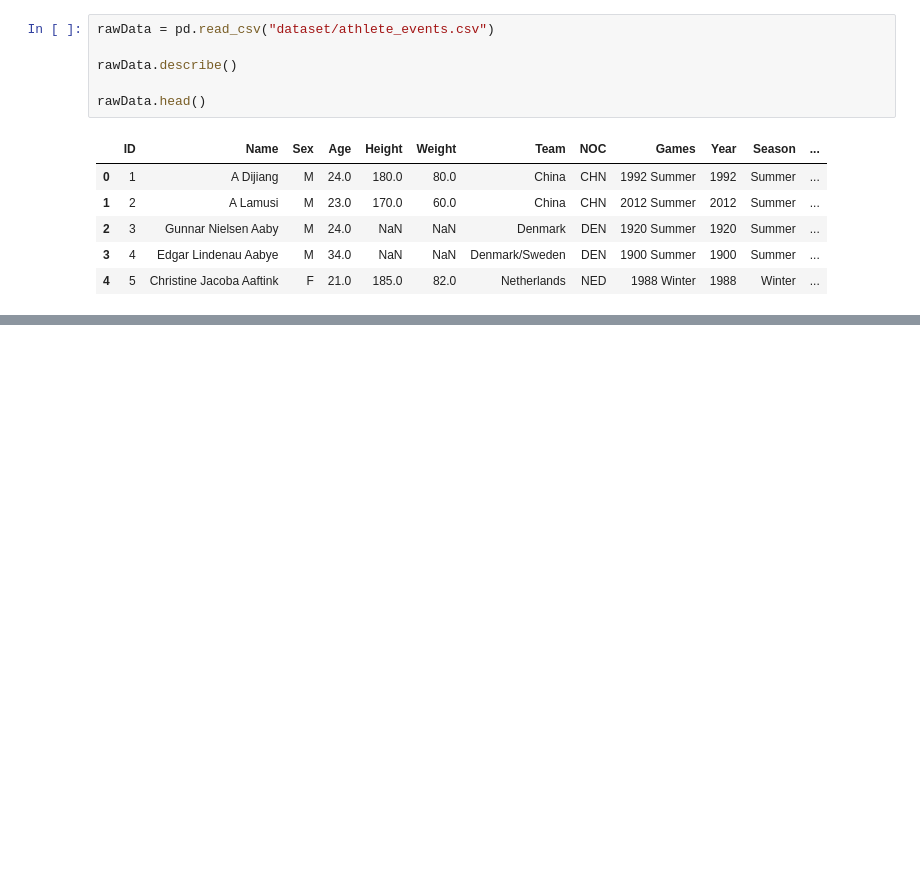
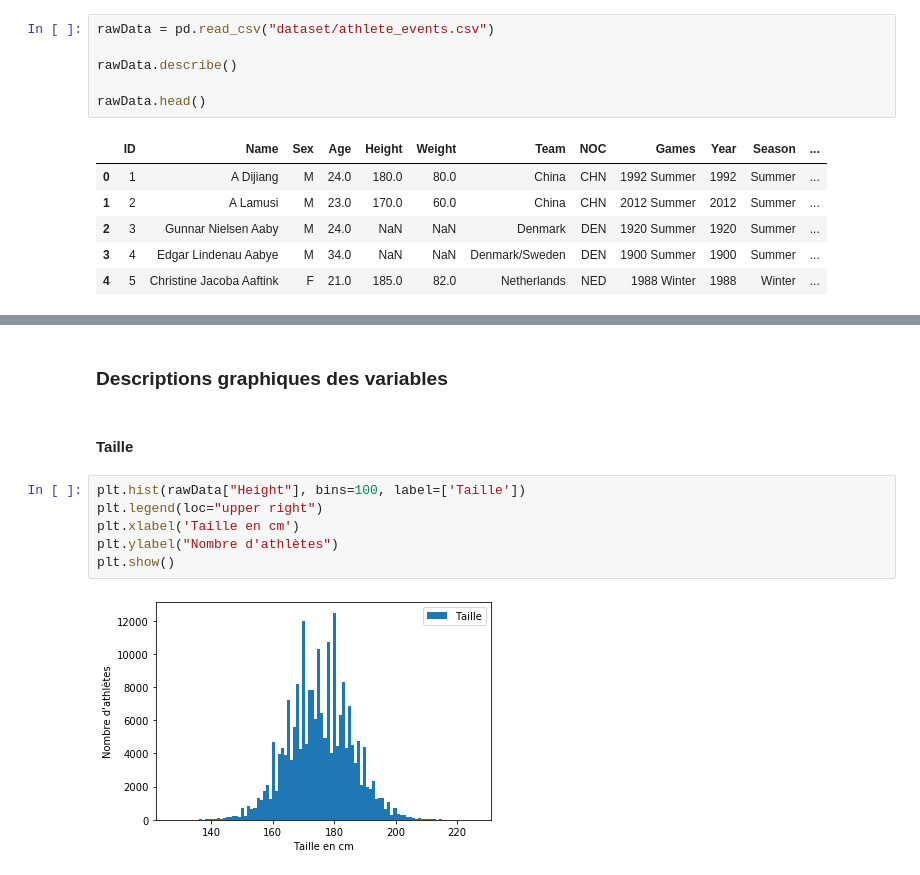
Before and after one commit to NT-me/CFA_Data_Science, a Jupyter notebook: main.ipynb, the cells around one changed output, grey strips where cells are left out. Drawn from its saved outputs; the diff is of its cells as text; blank space fills up the shorter version.

```diff
--- a/main.ipynb
+++ b/main.ipynb
@@ -30,0 +59,12 @@ rawData.head()
+# %% [markdown]
+### Descriptions graphiques des variables
+# %% [markdown]
+#### Taille
+# %%
+plt.hist(rawData["Height"], bins=100, label=['Taille'])
+plt.legend(loc="upper right")
+plt.xlabel('Taille en cm')
+plt.ylabel("Nombre d'athlètes")
+plt.show()
+# %% [output]
+[figure, added]
```
Also changed, not shown: parts of 21 cells of this notebook.
